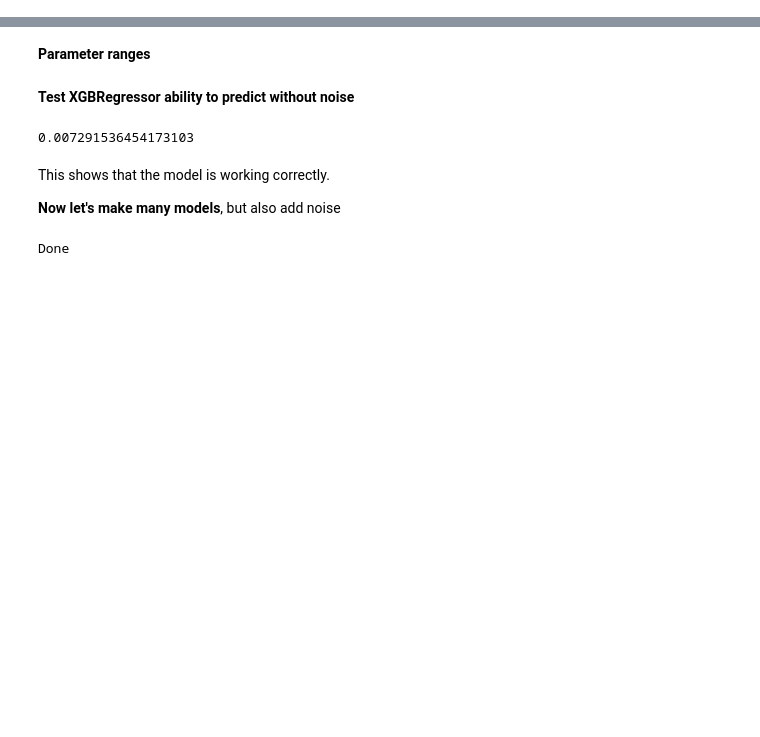
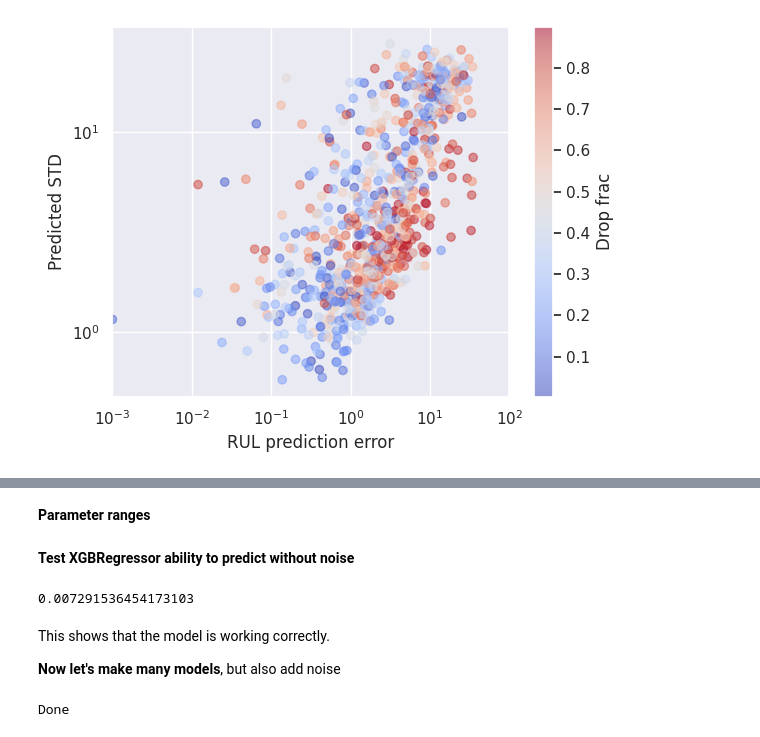
Before and after one commit to globaltechinc/probablistic_deep_learning, a Jupyter notebook: 1_XGBoost ensemble.ipynb, the cells around one changed output, grey strips where cells are left out. Saved outputs shown, nothing was run; the diff lists cells and outputs as text; code cells hidden in the pictures; blank space fills up the shorter version.

```diff
--- a/1_XGBoost ensemble.ipynb
+++ b/1_XGBoost ensemble.ipynb
@@ -93,0 +428,14 @@ plt.show()
+# %%
+x_plt = df.rul_pred_error_abs
+y_plt = df.rul_pred_std
+z_plt = df.drop_frac
+plt.scatter(x_plt, y_plt, c=z_plt, cmap='coolwarm', alpha=0.5)
+colorbar = plt.colorbar(label='Drop frac')
+plt.xscale('log')
+plt.yscale('log')
+plt.xlabel('RUL prediction error')
+plt.ylabel('Predicted STD')
+plt.xlim(1e-3,1e2)
+plt.show()
+# %% [output]
+[figure, added]
```
Also changed, not shown: parts of 51 cells of this notebook.
